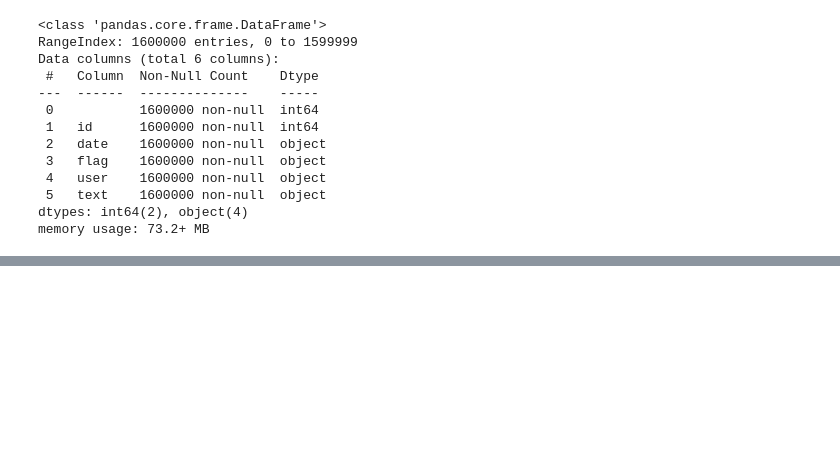
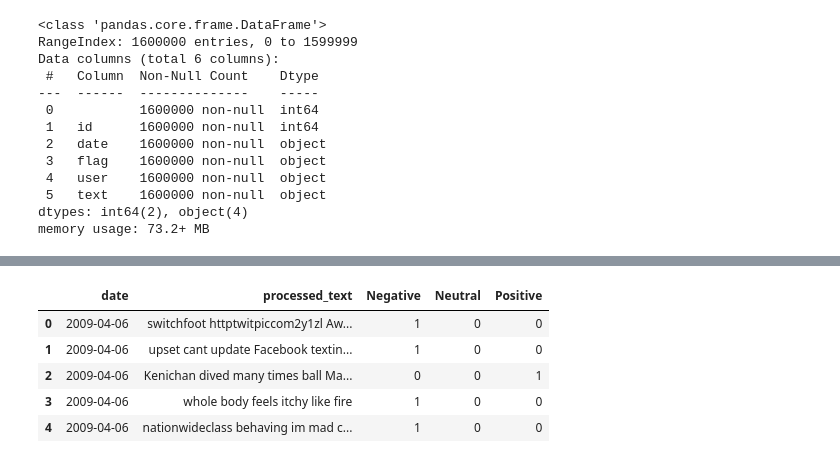
Before and after one commit to sbs23019/MSA_DA_S2_CA2, a Jupyter notebook: S2_CA2_initial.ipynb, the cells around one changed output, grey strips where cells are left out. Cells and saved outputs as stored; diff of their text form; code cells hidden in the pictures; blank space fills up the shorter version.

```diff
--- a/S2_CA2_initial.ipynb
+++ b/S2_CA2_initial.ipynb
@@ -131,0 +144,12 @@ See the caveats in the documentation: https://pandas.pydata.org/pandas-docs/stab
+# %%
+from datetime import datetime
+
+def convert_to_YYYY_MM_DD(date_str):
+    original = datetime.strptime(date_str, '%a %b %d %H:%M:%S PDT %Y')
+    formated = original.strftime('%Y-%m-%d')
+    return formated
+
+data_sentiments = data_sentiment.copy()
+data_sentiments['date'] = data_sentiment['date'].apply(convert_to_YYYY_MM_DD)
+
+#data_sentiment['date'] = pd.to_datetime(data_sentiment['date']).dt.date
@@ -131,0 +165,12 @@ See the caveats in the documentation: https://pandas.pydata.org/pandas-docs/stab
+# %%
+one_hot = pd.get_dummies(data_sentiments['sentiment'])
+data_sentiments.drop(['sentiment'],axis=1,inplace=True)
+data_sentiments = pd.concat([data_sentiments,one_hot],axis=1)
+data_sentiments.head()
+# %% [output]
+|  | date | processed_text | Negative | Neutral | Positive |
+| 0 | 2009-04-06 | switchfoot httptwitpiccom2y1zl Aw... | 1 | 0 | 0 |
+| 1 | 2009-04-06 | upset cant update Facebook textin... | 1 | 0 | 0 |
+| 2 | 2009-04-06 | Kenichan dived many times ball Ma... | 0 | 0 | 1 |
+| 3 | 2009-04-06 | whole body feels itchy like fire | 1 | 0 | 0 |
+| 4 | 2009-04-06 | nationwideclass behaving im mad c... | 1 | 0 | 0 |
```
Also changed, not shown: parts of 8 cells of this notebook.
